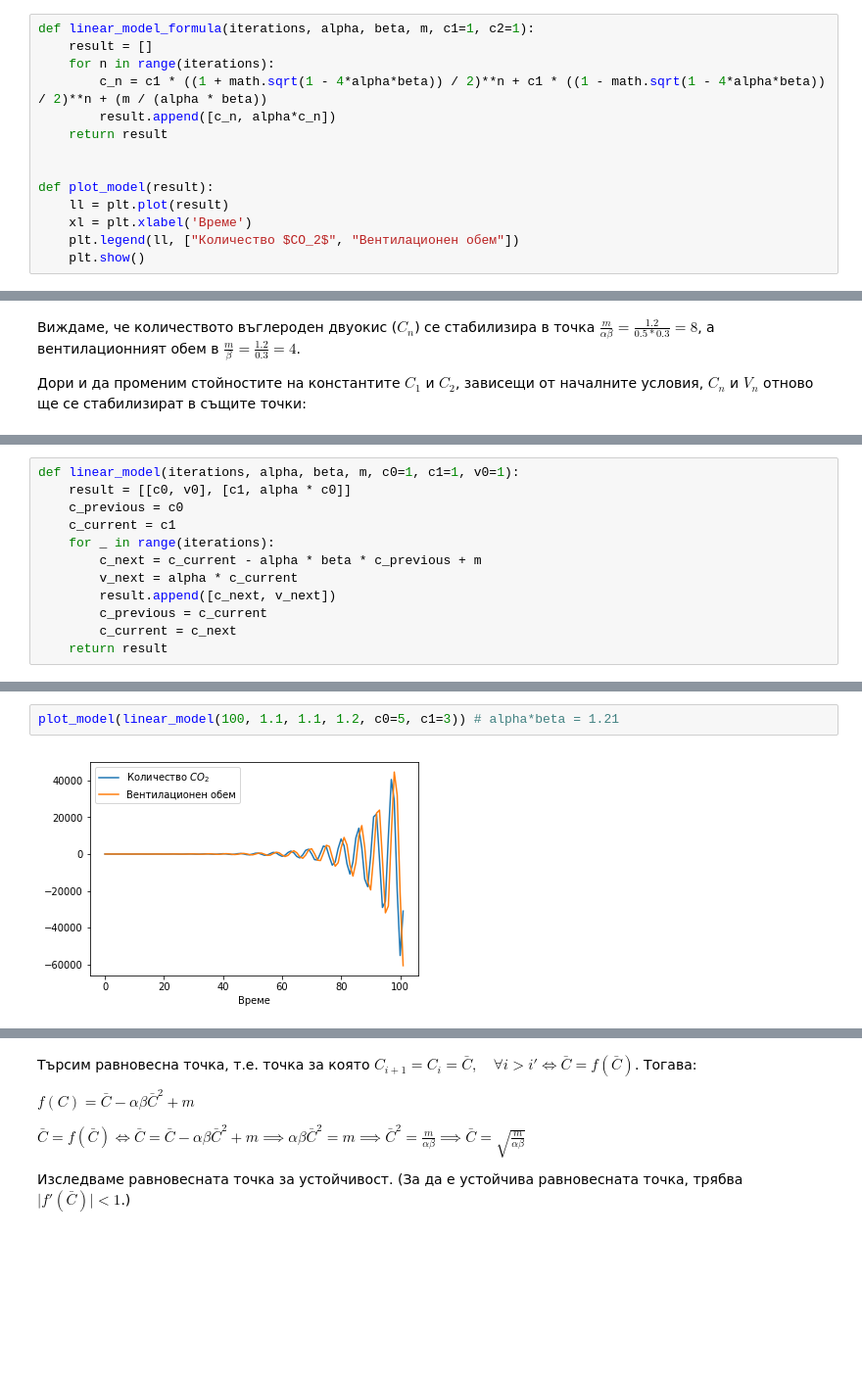
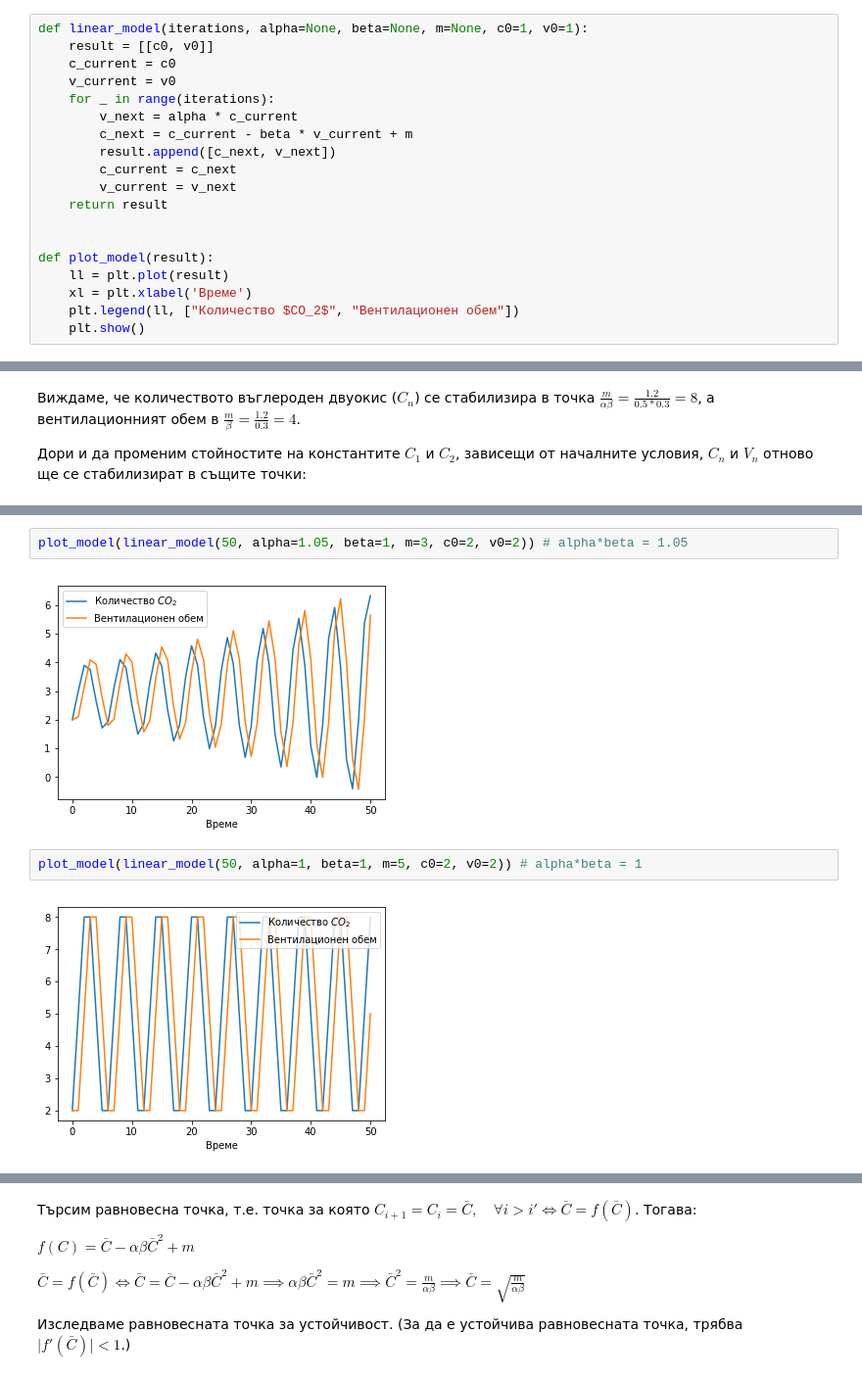
Before and after one commit to Beatris/biomath_models, a Jupyter notebook: Ventilation Control.ipynb, the cells around one changed output, grey strips where cells are left out. Shown at 98% size. Drawn from its saved outputs; the diff is of its cells as text; blank space fills up the shorter version.

```diff
--- a/Ventilation Control.ipynb
+++ b/Ventilation Control.ipynb
@@ -102,11 +94,16 @@ import math
 import numpy as np
 import matplotlib.pyplot as plt
 # %%
-def linear_model_formula(iterations, alpha, beta, m, c1=1, c2=1):
-    result = []
-    for n in range(iterations):
-        c_n = c1 * ((1 + math.sqrt(1 - 4*alpha*beta)) / 2)**n + c1 * ((1 - math.sqrt(1 - 4*alpha*beta)) / 2)**n + (m / (alpha * beta))
-        result.append([c_n, alpha*c_n])
+def linear_model(iterations, alpha=None, beta=None, m=None, c0=1, v0=1):
+    result = [[c0, v0]]
+    c_current = c0
+    v_current = v0
+    for _ in range(iterations):
+        v_next = alpha * c_current
+        c_next = c_current - beta * v_current + m
+        result.append([c_next, v_next])
+        c_current = c_next
+        v_current = v_next
     return result
 
 
@@ -132,12 +126,0 @@ plot_model(linear_model_formula(100, 0.5, 0.3, 1.2, c1=3, c2=2)) # iterations=10
-# %%
-def linear_model(iterations, alpha, beta, m, c0=1, c1=1, v0=1):
-    result = [[c0, v0], [c1, alpha * c0]]
-    c_previous = c0
-    c_current = c1
-    for _ in range(iterations):
-        c_next = c_current - alpha * beta * c_previous + m
-        v_next = alpha * c_current
-        result.append([c_next, v_next])
-        c_previous = c_current
-        c_current = c_next
-    return result
@@ -162,4 +133,8 @@ plot_model(linear_model(100, 1, 1, 1.2, c0=5, c1=3)) # alpha*beta = 1
+# %%
+plot_model(linear_model(50, alpha=1.05, beta=1, m=3, c0=2, v0=2)) # alpha*beta = 1.05
+# %% [output]
+[figure, added]
 # %%
-plot_model(linear_model(100, 1.1, 1.1, 1.2, c0=5, c1=3)) # alpha*beta = 1.21
+plot_model(linear_model(50, alpha=1, beta=1, m=5, c0=2, v0=2)) # alpha*beta = 1
 # %% [output]
-[figure, old version]
+[figure, new version]
```
Also changed, not shown: parts of 46 cells of this notebook, 6 other files.
